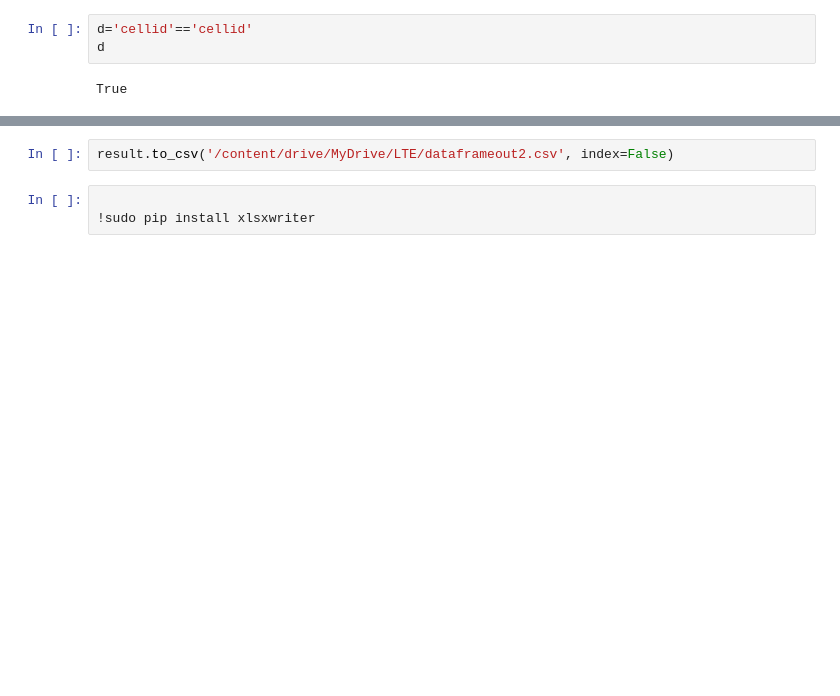
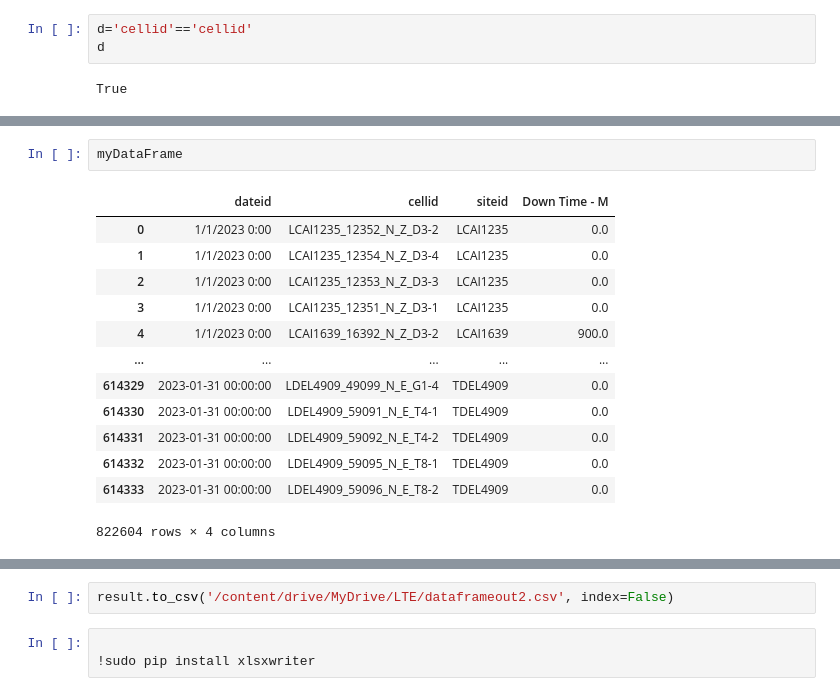
Before and after one commit to Ayman-Abdeen/Tools, a Jupyter notebook: LTE_tool.ipynb, the cells around one changed output, grey strips where cells are left out. Drawn from its saved outputs; the diff is of its cells as text; blank space fills up the shorter version.

```diff
--- a/LTE_tool.ipynb
+++ b/LTE_tool.ipynb
@@ -381,0 +330,16 @@ True
+# %%
+myDataFrame
+# %% [output]
+|  | dateid | cellid | siteid | Down Time - M |
+| 0 | 1/1/2023 0:00 | LCAI1235_12352_N_Z_D3-2 | LCAI1235 | 0.0 |
+| 1 | 1/1/2023 0:00 | LCAI1235_12354_N_Z_D3-4 | LCAI1235 | 0.0 |
+| 2 | 1/1/2023 0:00 | LCAI1235_12353_N_Z_D3-3 | LCAI1235 | 0.0 |
+| 3 | 1/1/2023 0:00 | LCAI1235_12351_N_Z_D3-1 | LCAI1235 | 0.0 |
+| 4 | 1/1/2023 0:00 | LCAI1639_16392_N_Z_D3-2 | LCAI1639 | 900.0 |
+| ... | ... | ... | ... | ... |
+| 614329 | 2023-01-31 00:00:00 | LDEL4909_49099_N_E_G1-4 | TDEL4909 | 0.0 |
+| 614330 | 2023-01-31 00:00:00 | LDEL4909_59091_N_E_T4-1 | TDEL4909 | 0.0 |
+| 614331 | 2023-01-31 00:00:00 | LDEL4909_59092_N_E_T4-2 | TDEL4909 | 0.0 |
+| 614332 | 2023-01-31 00:00:00 | LDEL4909_59095_N_E_T8-1 | TDEL4909 | 0.0 |
+| 614333 | 2023-01-31 00:00:00 | LDEL4909_59096_N_E_T8-2 | TDEL4909 | 0.0 |
+822604 rows × 4 columns
```
Also changed, not shown: parts of 19 cells of this notebook.
